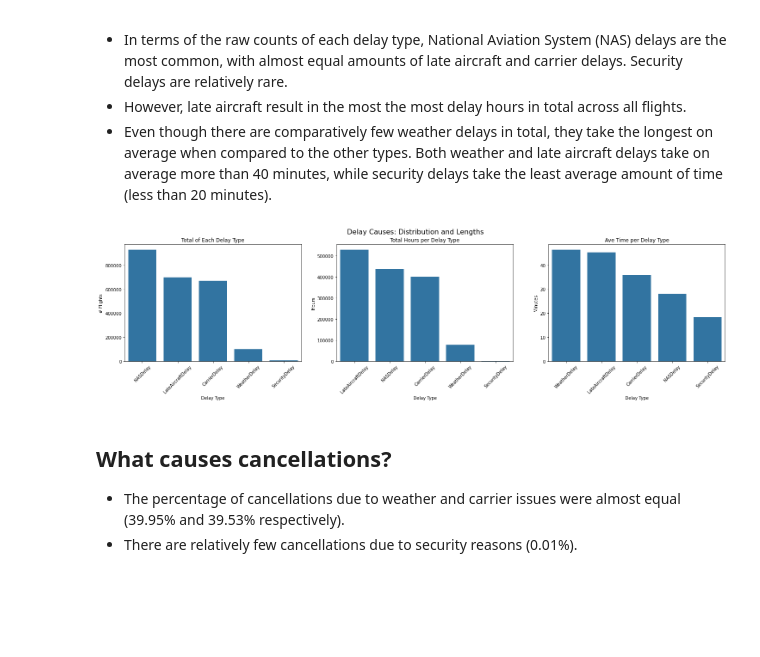
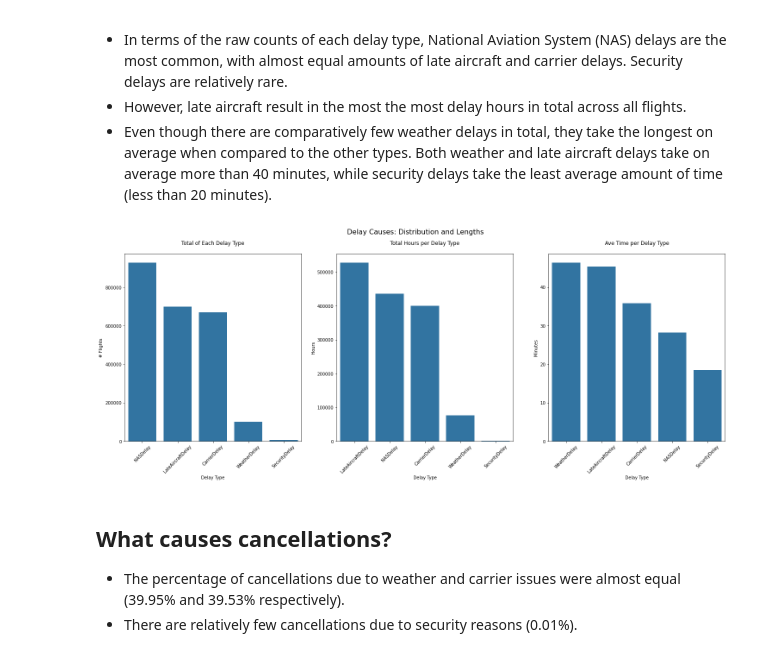
Before and after one commit to maleina/US-Flight-Data, a Jupyter notebook: flight_data_slide_deck.ipynb, the cells around one changed output. Drawn from its saved outputs; the diff is of its cells as text; code cells hidden in the pictures; blank space fills up the shorter version.

Commit message:
feat: Improve look of plots in deck

```diff
--- a/flight_data_slide_deck.ipynb
+++ b/flight_data_slide_deck.ipynb
@@ -79,7 +79,7 @@ plt.title('On-Time vs. Other Flights\n');
 base_color = sb.color_palette()[0]
 
 # Set figure size
-plt.figure(figsize=(25,5))
+plt.figure(figsize=(25,8))
 
 # Construct a set of flights that have arrival delays greater than 15 minutes
 df_delayed_flights = df_flights[df_flights['ArrDelay']>=15]
@@ -98,6 +98,8 @@ for col in delay_cols[2:]:
 # Sum the number of delays per column
 count_delay_types = df_delay_types[delay_cols[2:]].sum()
 
+plt.suptitle('Delay Causes: Distribution and Lengths\n', fontsize=16);
+
 # Plot total counts of each type of delay
 plt.subplot(1, 3, 1)
 # Count the frequency of each unique value to get ordering
@@ -110,43 +112,40 @@ sb.barplot(x=count_delay_types.index,
 plt.ylabel('# Flights')
 plt.xlabel('Delay Type')
 plt.xticks(rotation=45)
-plt.title('Total of Each Delay Type');
+plt.title('Total of Each Delay Type\n');
 
 # Sum the minutes of each type of delay for all delayed flights
 delay_totals = df_delayed_flights[delay_cols[2:]].sum()
 
 # Plot total hours of each type of delay
 plt.subplot(1, 3, 2)
 freq = delay_totals.sort_values(ascending=False)
 gen_order = freq.index
 sb.barplot(x=delay_totals.index,
            y=delay_totals/60,
            color=base_color,
            order=gen_order);
 plt.ylabel('Hours')
 plt.xlabel('Delay Type')
 plt.xticks(rotation=45)
-plt.title('Total Hours per Delay Type');
+plt.title('Total Hours per Delay Type\n');
 
 
 
 # Plot ave minutes spent of each type of delay
 plt.subplot(1, 3, 3)
 freq = (delay_totals/count_delay_types).sort_values(ascending=False)
 gen_order = freq.index
 sb.barplot(x=count_delay_types.index,
            y=(delay_totals/count_delay_types),
            color=base_color,
            order=gen_order);
 plt.ylabel('Minutes')
 plt.xlabel('Delay Type')
 plt.xticks(rotation=45)
-plt.title('Ave Time per Delay Type');
-
-
-plt.suptitle('Delay Causes: Distribution and Lengths', fontsize=16);
+plt.title('Ave Time per Delay Type\n');
 # %% [output]
-[figure, old version]
+[figure, new version]
 # %% [markdown]
 ## What causes cancellations?
 - The percentage of cancellations due to weather and carrier issues were almost equal (39.95% and 39.53% respectively).
```
Also changed, not shown: parts of 9 cells of this notebook, 2 other files.
